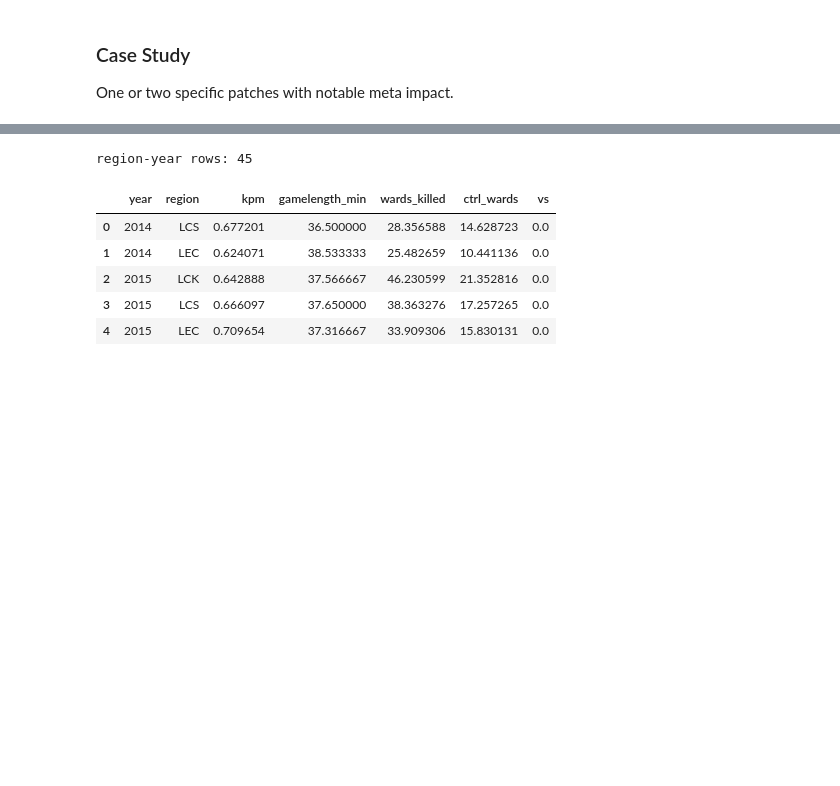
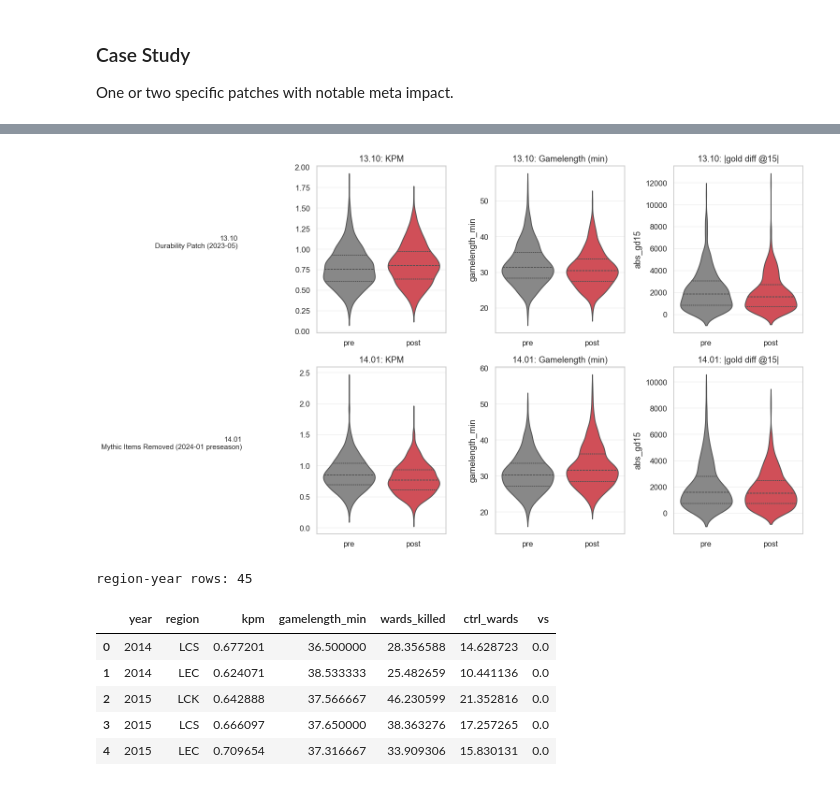
Before and after one commit to LUNARKN1GHT/lol_esports, a Jupyter notebook: lol_esports.ipynb, the cells around one changed output, grey strips where cells are left out. Drawn from its saved outputs; the diff is of its cells as text; code cells hidden in the pictures; blank space fills up the shorter version.

```diff
--- a/lol_esports.ipynb
+++ b/lol_esports.ipynb
@@ -1521,29 +1531,40 @@ for patch_str, label in CASES:
 # %%
 fig, axes = plt.subplots(len(CASES), 3, figsize=(14, 4 * len(CASES)))
 metrics_plot = ["kpm", "gamelength_min", "abs_gd15"]
 titles_plot = ["KPM", "Gamelength (min)", "|gold diff @15|"]
 
 for row_idx, (patch_str, label) in enumerate(CASES):
     if patch_str not in case_results:
         continue
     _, pre, post = case_results[patch_str]
     plot_df = pd.concat([pre.assign(phase="pre"), post.assign(phase="post")])
     for col_idx, (m, t) in enumerate(zip(metrics_plot, titles_plot, strict=False)):
         ax = axes[row_idx, col_idx]
         sns.violinplot(
-            data=plot_df, x="phase", y=m, hue="phase",
-            order=["pre", "post"], palette=["#888", "#E63946"],
-            legend=False, inner="quartile", ax=ax,
+            data=plot_df,
+            x="phase",
+            y=m,
+            hue="phase",
+            order=["pre", "post"],
+            palette=["#888", "#E63946"],
+            legend=False,
+            inner="quartile",
+            ax=ax,
         )
         ax.set_title(f"{patch_str}: {t}")
         ax.set_xlabel("")
         ax.grid(axis="y", alpha=0.3)
     axes[row_idx, 0].set_ylabel(
         f"{patch_str}\n{label}",
-        rotation=0, ha="right", fontsize=10, labelpad=80,
+        rotation=0,
+        ha="right",
+        fontsize=10,
+        labelpad=80,
     )
 plt.tight_layout()
 plt.show()
+# %% [output]
+[figure, added]
 # %%
 # games_kpm 单场 KPM 已经有 region 列
 yearly_macro = (
```
Also changed, not shown: parts of 9 cells of this notebook.
